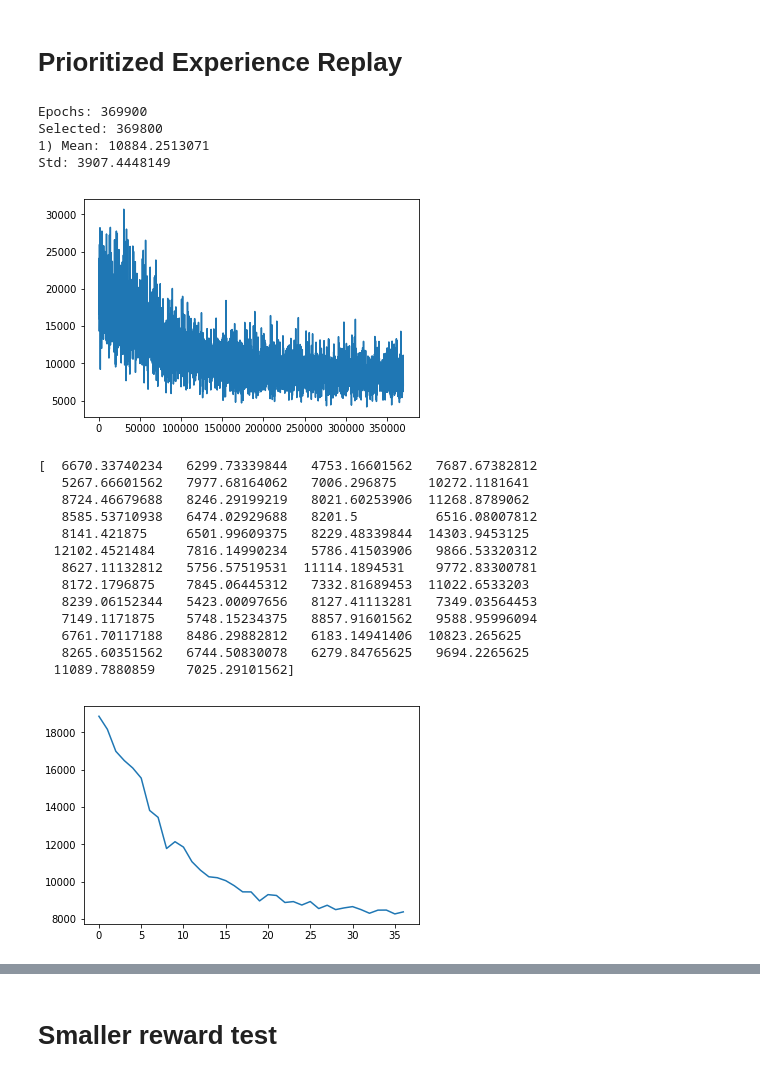
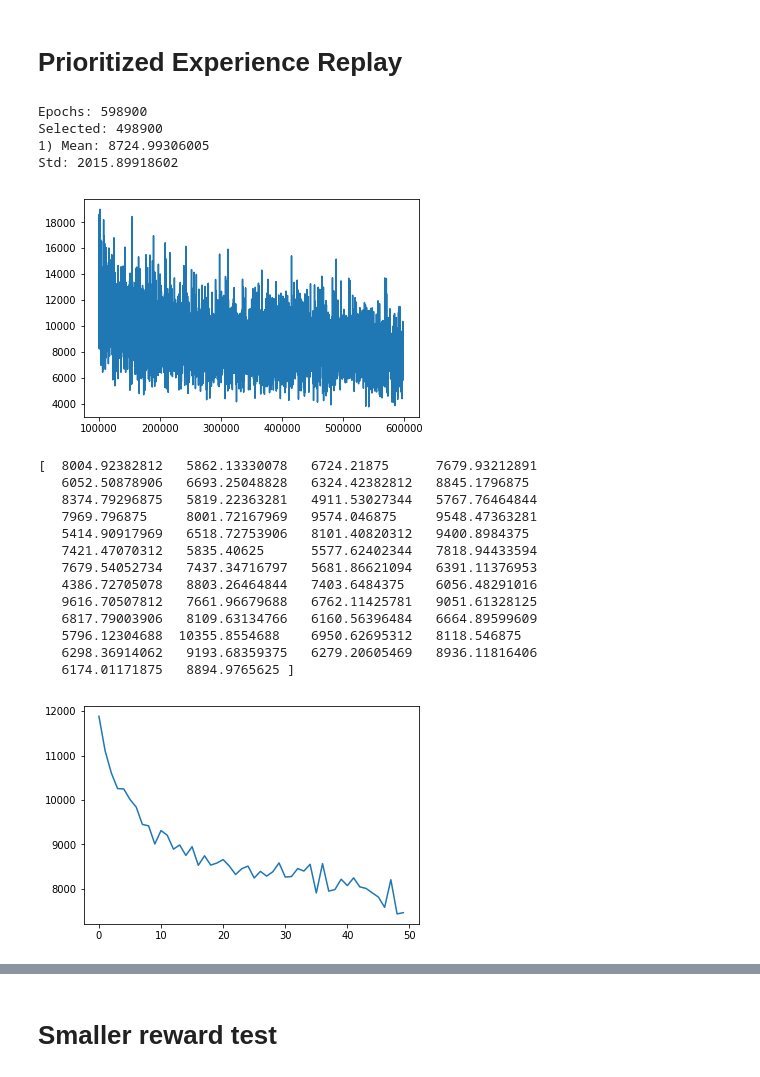
Before and after one commit to valsdav/qQuarto, a Jupyter notebook: Visualize Train.ipynb, the cells around one changed output, grey strips where cells are left out. Cells and saved outputs as stored; diff of their text form; code cells hidden in the pictures.

```diff
--- a/Visualize Train.ipynb
+++ b/Visualize Train.ipynb
@@ -54,47 +54,47 @@ r = requests.get('http://srv.lucatoma.eu/valsdav/output-v3/losses.txt')
 # %%
 text = r.text
 #with open("output/losses.txt") as file:
 #    text = file.read()
-i = 100
+i = 100000
 data = np.array([float(x) for x in text.split("\n")])
 print("Epochs: {}".format(len(data)*100))
 print("Selected: {}".format((len(data)*100 - i)))
 data1 = data[int(i*0.01)-1:]
 index = list(range(i, (len(data)+1)*100,100))
 plt.plot(index, data1)
 print("1) Mean:",np.mean(data1))
 print("Std:",np.std(data1))
 
 plt.show()
 print(data1[-50:])
 
 interval = 100
 m = []
 for i in range(0, len(data1), interval):
     m.append(np.mean(data1[i:i+interval]))
 
 plt.plot(range(len(m)),m)
 plt.show()
 # %% [output]
-Epochs: 369900
-Selected: 369800
-1) Mean: 10884.2513071
-Std: 3907.4448149
+Epochs: 598900
+Selected: 498900
+1) Mean: 8724.99306005
+Std: 2015.89918602
-[figure, old version]
+[figure, new version]
-[  6670.33740234   6299.73339844   4753.16601562   7687.67382812
-   5267.66601562   7977.68164062   7006.296875    10272.1181641
-   8724.46679688   8246.29199219   8021.60253906  11268.8789062
-   8585.53710938   6474.02929688   8201.5          6516.08007812
-   8141.421875     6501.99609375   8229.48339844  14303.9453125
-  12102.4521484    7816.14990234   5786.41503906   9866.53320312
-   8627.11132812   5756.57519531  11114.1894531    9772.83300781
-   8172.1796875    7845.06445312   7332.81689453  11022.6533203
-   8239.06152344   5423.00097656   8127.41113281   7349.03564453
-   7149.1171875    5748.15234375   8857.91601562   9588.95996094
-   6761.70117188   8486.29882812   6183.14941406  10823.265625
-   8265.60351562   6744.50830078   6279.84765625   9694.2265625
-  11089.7880859    7025.29101562]
+[  8004.92382812   5862.13330078   6724.21875      7679.93212891
+   6052.50878906   6693.25048828   6324.42382812   8845.1796875
+   8374.79296875   5819.22363281   4911.53027344   5767.76464844
+   7969.796875     8001.72167969   9574.046875     9548.47363281
+   5414.90917969   6518.72753906   8101.40820312   9400.8984375
+   7421.47070312   5835.40625      5577.62402344   7818.94433594
+   7679.54052734   7437.34716797   5681.86621094   6391.11376953
+   4386.72705078   8803.26464844   7403.6484375    6056.48291016
+   9616.70507812   7661.96679688   6762.11425781   9051.61328125
+   6817.79003906   8109.63134766   6160.56396484   6664.89599609
+   5796.12304688  10355.8554688    6950.62695312   8118.546875
+   6298.36914062   9193.68359375   6279.20605469   8936.11816406
+   6174.01171875   8894.9765625 ]
-[figure, old version]
+[figure, new version]
 # %%
 s = requests.get('http://srv.lucatoma.eu/valsdav/output-v3/losses_details.txt')
 # %%
```
Also changed, not shown: parts of 24 cells of this notebook, 3 other files.
